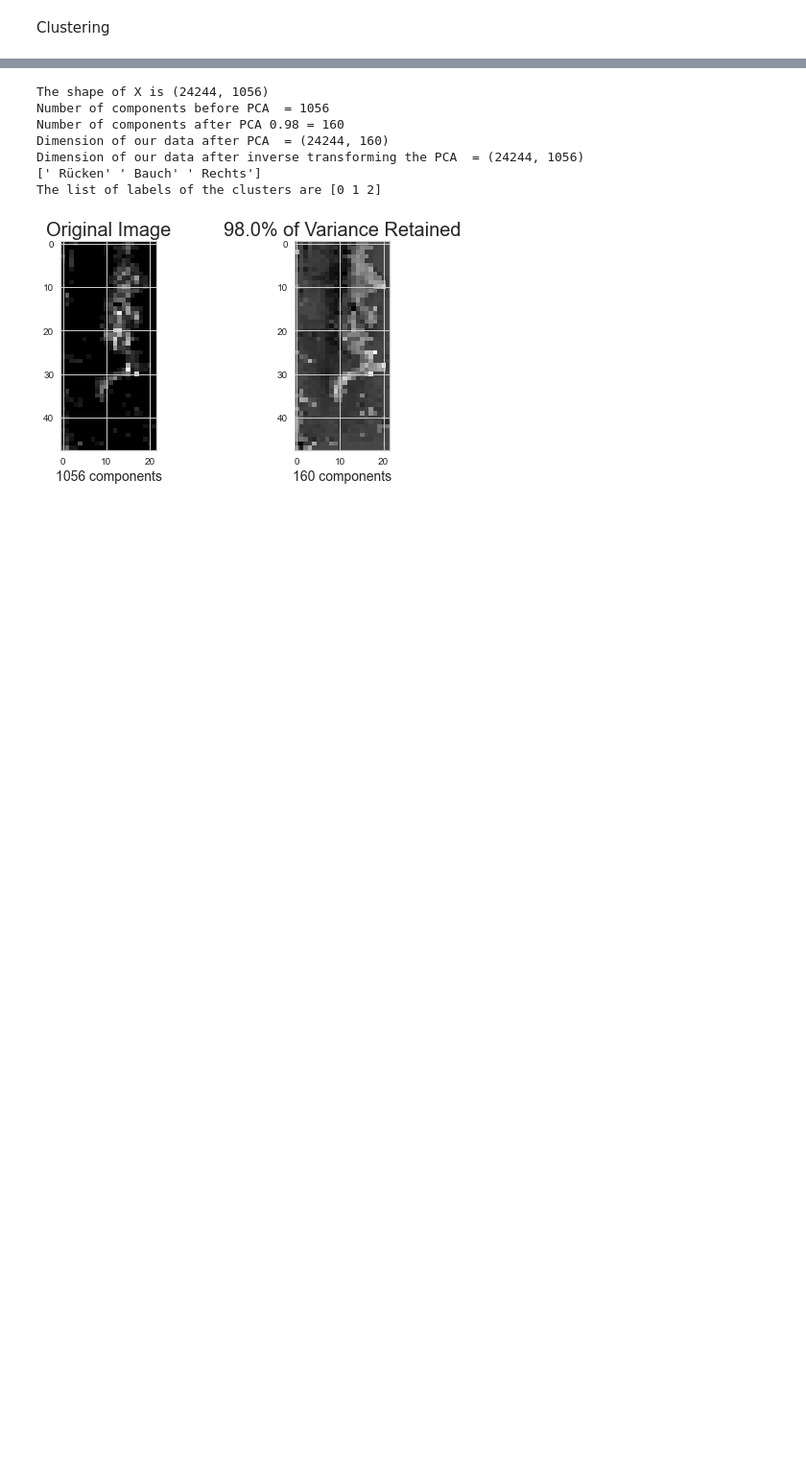
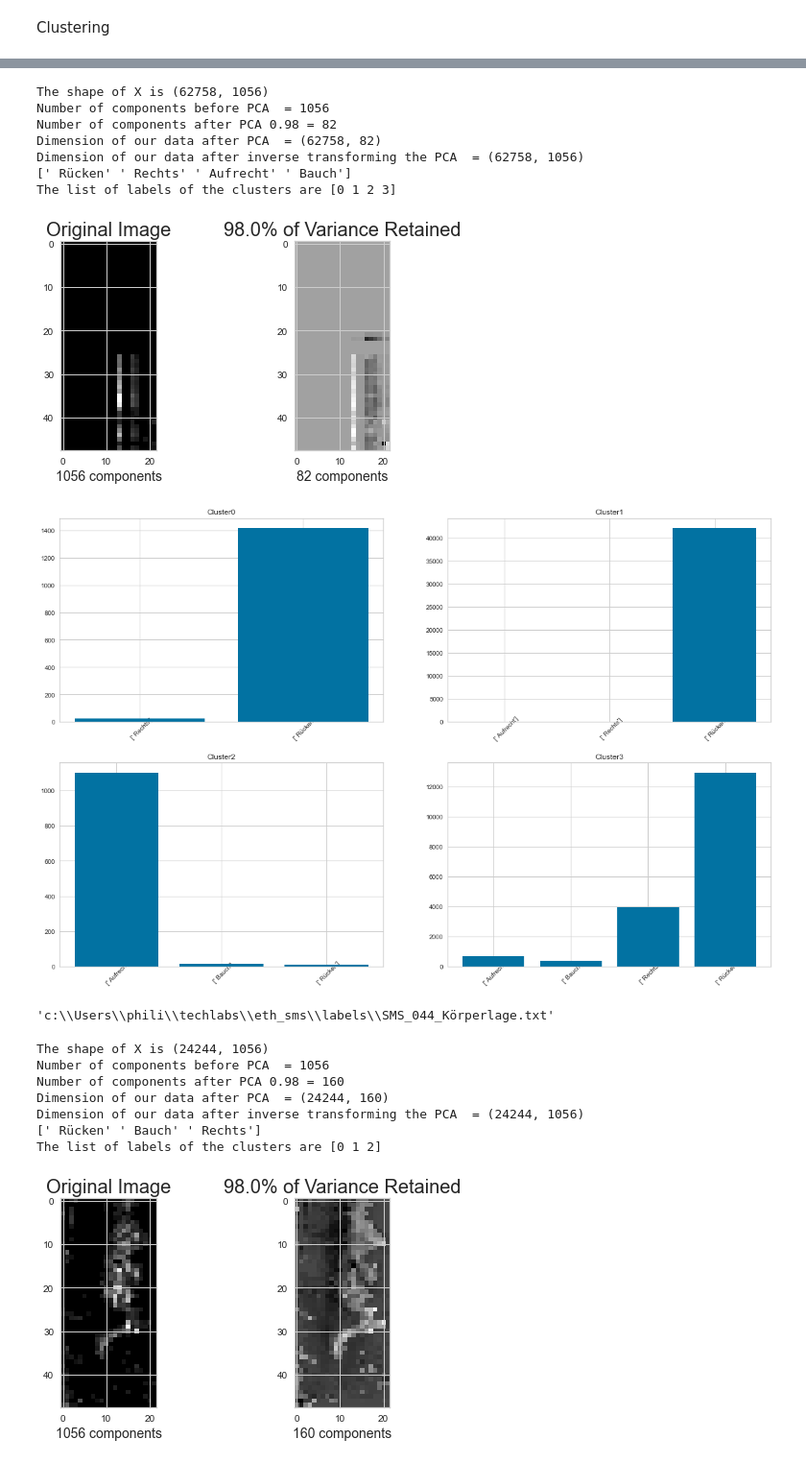
Before and after one commit to ppcodelearn/bed_obs, a Jupyter notebook: preprocessing - Copy.ipynb, the cells around one changed output, grey strips where cells are left out. Shown at 96% size. Drawn from its saved outputs; the diff is of its cells as text; code cells hidden in the pictures; blank space fills up the shorter version.

```diff
--- a/preprocessing - Copy.ipynb
+++ b/preprocessing - Copy.ipynb
@@ -487,3 +515,19 @@ def get_cluster(txt,dt):
+# %%
+get_cluster(txt[3],dt[3])
+# %% [output]
+The shape of X is (62758, 1056)
+Number of components before PCA  = 1056
+Number of components after PCA 0.98 = 82
+Dimension of our data after PCA  = (62758, 82)
+Dimension of our data after inverse transforming the PCA  = (62758, 1056)
+[' Rücken' ' Rechts' ' Aufrecht' ' Bauch']
+The list of labels of the clusters are [0 1 2 3]
+[figure, added]
+[figure, added]
+# %%
+txt[4]
+# %% [output]
+'c:\\Users\\phili\\techlabs\\eth_sms\\labels\\SMS_044_Körperlage.txt'
 # %%
 get_cluster(txt[4],dt[4])
 # %% [output]
```
Also changed, not shown: parts of 18 cells of this notebook.
